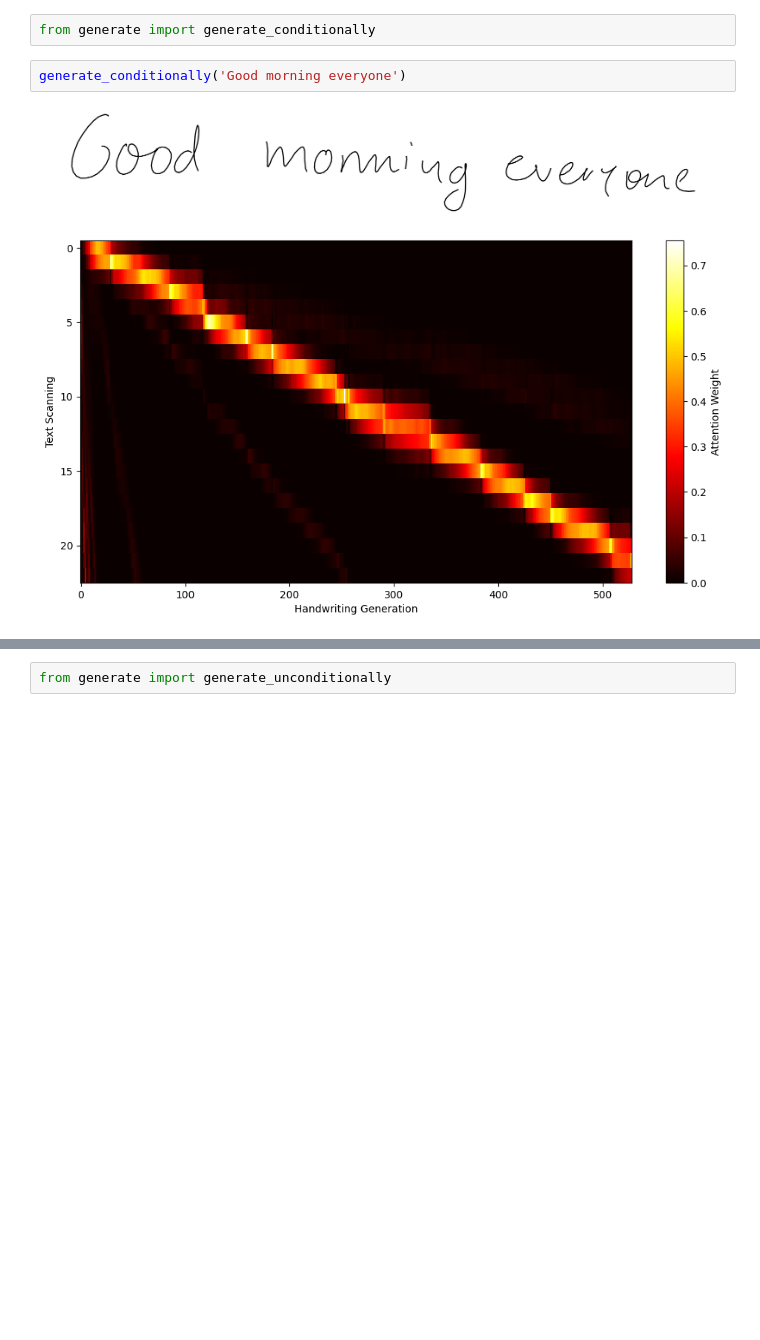
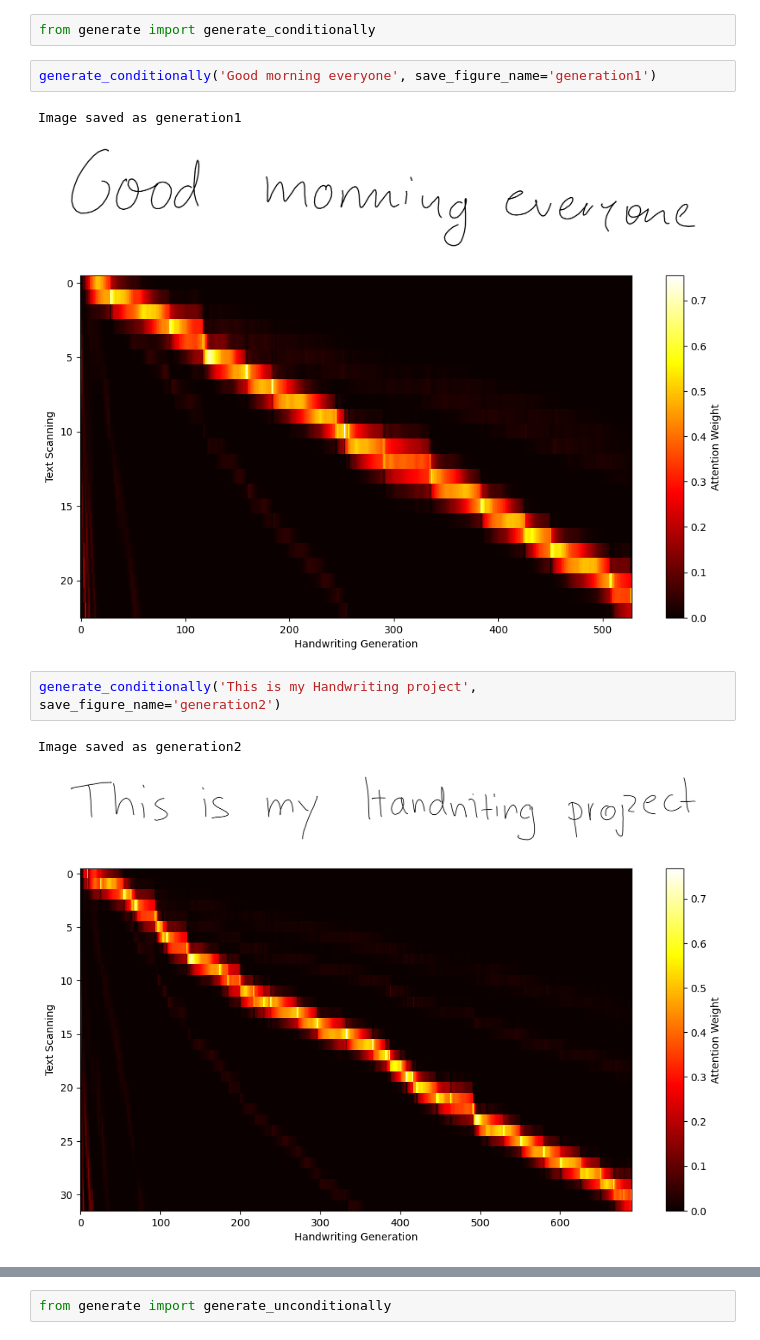
Before and after one commit to martastella/handwriting-recognition, a Jupyter notebook: generation.ipynb, the cells around one changed output, grey strips where cells are left out. Drawn from its saved outputs; the diff is of its cells as text; blank space fills up the shorter version.

Commit message:
saving images after generation and showing them in the readme

```diff
--- a/generation.ipynb
+++ b/generation.ipynb
@@ -1,7 +3,14 @@
 # %%
 from generate import generate_conditionally
 # %%
-generate_conditionally('Good morning everyone')
+generate_conditionally('Good morning everyone', save_figure_name='generation1')
 # %% [output]
+Image saved as generation1
 [figure]
 [figure]
+# %%
+generate_conditionally('This is my Handwriting project', save_figure_name='generation2')
+# %% [output]
+Image saved as generation2
+[figure, added]
+[figure, added]
```
Also changed, not shown: parts of 3 cells of this notebook, 3 other files.
